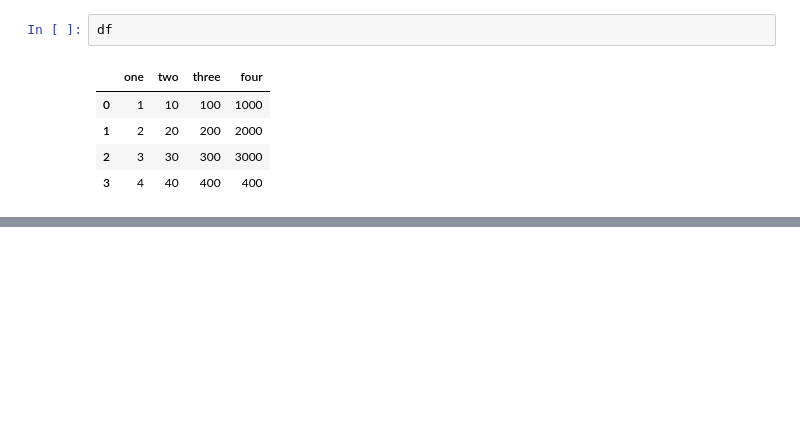
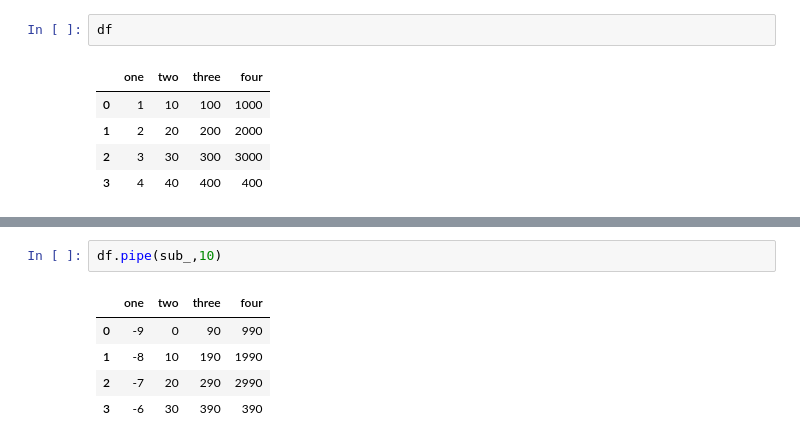
Before and after one commit to sharma-08harsh/Pandas_practice, a Jupyter notebook: Pandas_practice.ipynb, the cells around one changed output, grey strips where cells are left out. Drawn from its saved outputs; the diff is of its cells as text; blank space fills up the shorter version.

```diff
--- a/Pandas_practice.ipynb
+++ b/Pandas_practice.ipynb
@@ -187,0 +290,8 @@ df
+# %%
+df.pipe(sub_,10)
+# %% [output]
+|  | one | two | three | four |
+| 0 | -9 | 0 | 90 | 990 |
+| 1 | -8 | 10 | 190 | 1990 |
+| 2 | -7 | 20 | 290 | 2990 |
+| 3 | -6 | 30 | 390 | 390 |
```
Also changed, not shown: parts of 26 cells of this notebook.
